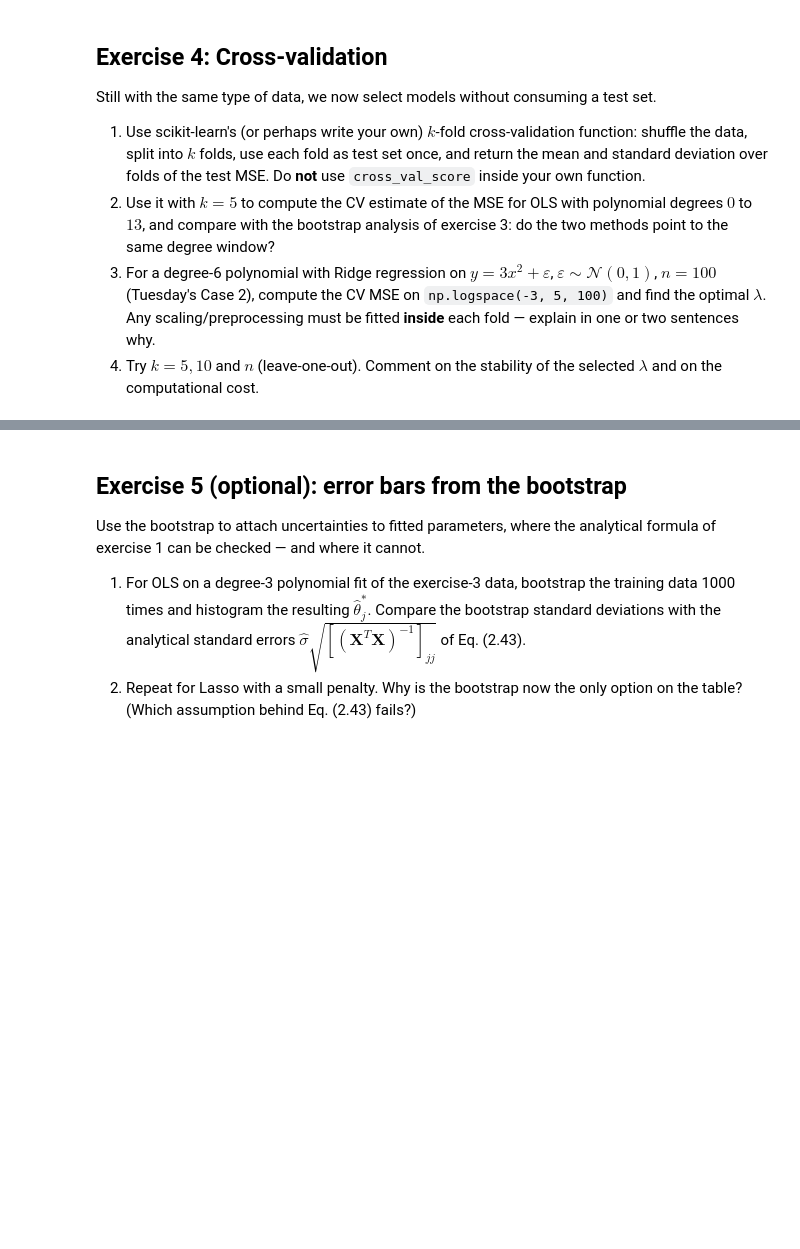
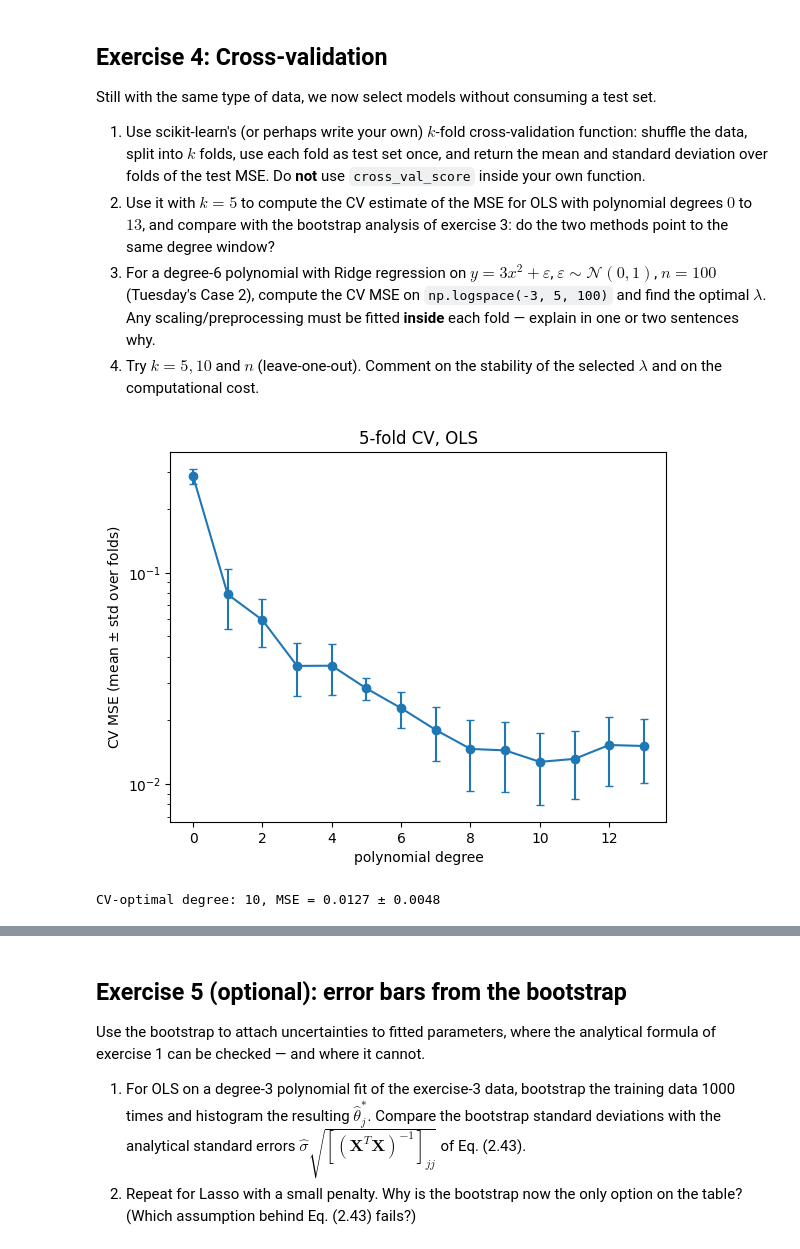
Before and after one commit to viktokr/FYS_STK4155-ukesoppgaver, a Jupyter notebook: exercisesweek36-Nora.ipynb, the cells around one changed output, grey strips where cells are left out. Drawn from its saved outputs; the diff is of its cells as text; code cells hidden in the pictures; blank space fills up the shorter version.

```diff
--- a/exercisesweek36-Nora.ipynb
+++ b/exercisesweek36-Nora.ipynb
@@ -161,0 +331,28 @@ test set.
+# %%
+def generate_data(n, noise = 0.1, seed = 2026):
+    np.random.seed(seed)
+    x = np.linspace(-3, 3, n).reshape(-1, 1)
+    y = np.exp(-x**2) + 1.5 * np.exp(-(x - 2)**2) + np.random.normal(0, noise, x.shape)
+    return x, y
+
+max_deg = 13+1
+cv_mean = np.zeros(max_deg)
+cv_std = np.zeros(max_deg)
+
+x, y = generate_data(n=100)
+for d in range(max_deg):
+    model = make_pipeline(PolynomialFeatures(degree = d), LinearRegression(fit_intercept=False))
+    cv_mean[d], cv_std[d] = k_fold_cv(model, x, y, k=5)
+
+plt.errorbar(range(max_deg), cv_mean, yerr = cv_std, fmt = 'o-', capsize = 3)
+plt.yscale('log')
+plt.xlabel('polynomial degree')
+plt.ylabel(r'CV MSE (mean $\pm$ std over folds)')
+plt.title('5-fold CV, OLS')
+plt.show()
+
+best_deg = np.argmin(cv_mean)
+print(f'CV-optimal degree: {best_deg}, MSE = {cv_mean[best_deg]:.4f} \u00B1 {cv_std[best_deg]:.4f}')
+# %% [output]
+[figure, added]
+CV-optimal degree: 10, MSE = 0.0127 ± 0.0048
```
Also changed, not shown: parts of 7 cells of this notebook, 1 other file.
